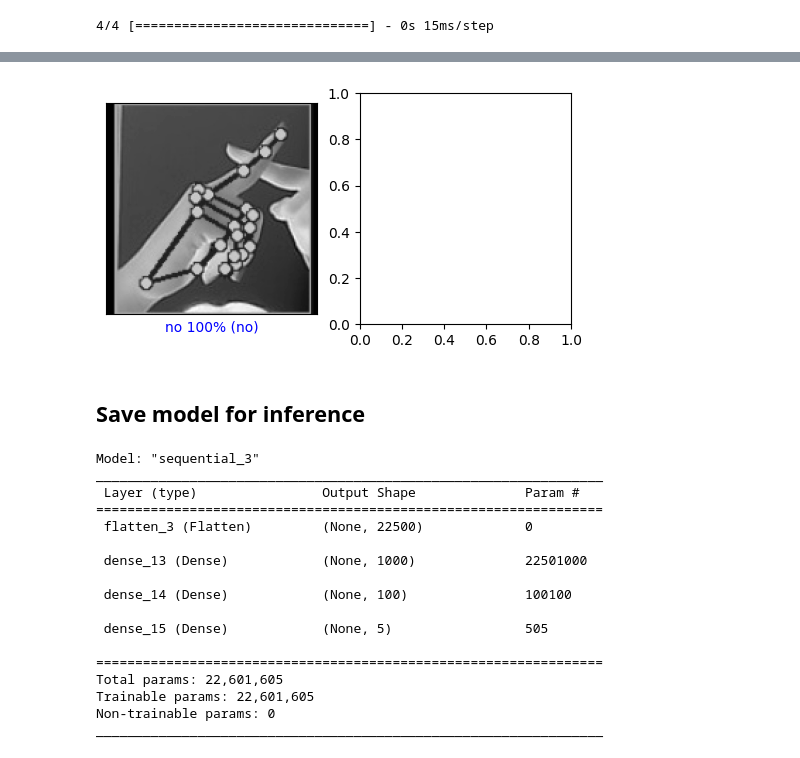
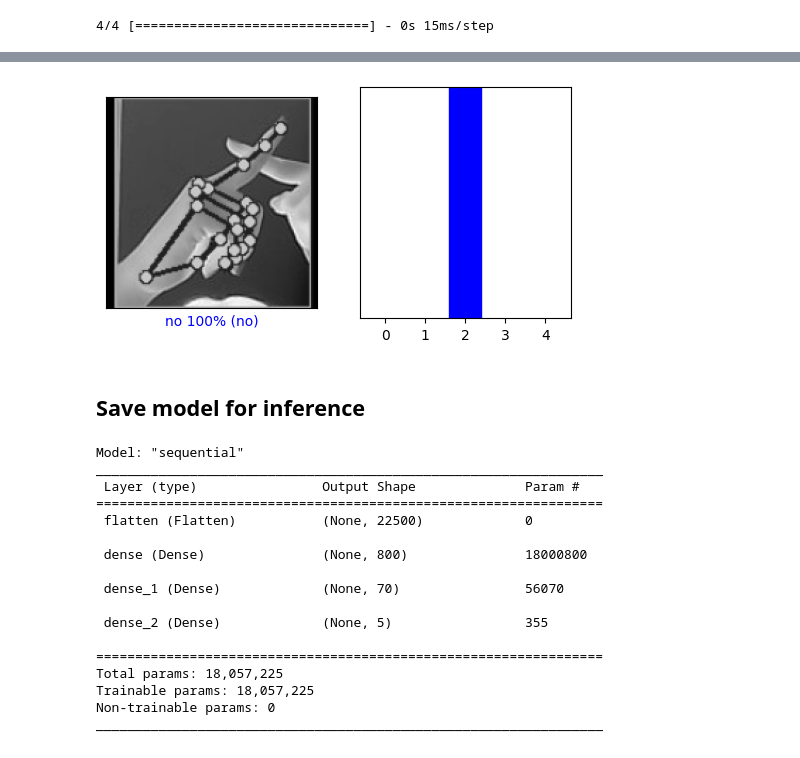
Before and after one commit to vnnfran/sign_language, a Jupyter notebook: Code/ann_training_keras.ipynb, the cells around one changed output, grey strips where cells are left out. Saved outputs shown, nothing was run; the diff lists cells and outputs as text; code cells hidden in the pictures.

```diff
--- a/Code/ann_training_keras.ipynb
+++ b/Code/ann_training_keras.ipynb
@@ -115,8 +113,8 @@ print(X_test.shape, y_test.shape)
 
 model = keras.Sequential([
     keras.layers.Flatten(input_shape=(150, 150)),
-    keras.layers.Dense(1000, activation='relu'),
-    keras.layers.Dense(100, activation='relu'),
+    keras.layers.Dense(800, activation='relu'),
+    keras.layers.Dense(70, activation='relu'),
     keras.layers.Dense(5, activation='softmax')
 ])
 # %%
@@ -193,9 +199,9 @@ def plot_image(i, predictions_array, true_label, img):
 def plot_value_array(i, predictions_array, true_label):
   predictions_array, true_label = predictions_array, true_label[i]
   plt.grid(False)
-  plt.xticks(range(10))
+  plt.xticks(range(5))
   plt.yticks([])
-  thisplot = plt.bar(range(10), predictions_array, color="#777777")
+  thisplot = plt.bar(range(5), predictions_array, color="#777777")
   plt.ylim([0, 1])
   predicted_label = np.argmax(predictions_array)
 
@@ -204,33 +210,33 @@ def plot_value_array(i, predictions_array, true_label):
 # %%
 i = 0
 plt.figure(figsize=(6,3))
 plt.subplot(1,2,1)
 plot_image(i, predictions[i], y_test, X_test)
 plt.subplot(1,2,2)
-#plot_value_array(i, predictions[i],  y_test)
+plot_value_array(i, predictions[i],  y_test)
 plt.show()
 # %% [output]
-[figure, old version]
+[figure, new version]
 # %% [markdown]
 ## **Save model for inference**
 # %%
 model.summary()
 # %% [output]
-Model: "sequential_3"
+Model: "sequential"
 _________________________________________________________________
  Layer (type)                Output Shape              Param #
 =================================================================
- flatten_3 (Flatten)         (None, 22500)             0
+ flatten (Flatten)           (None, 22500)             0
 
- dense_13 (Dense)            (None, 1000)              22501000
+ dense (Dense)               (None, 800)               18000800
 
- dense_14 (Dense)            (None, 100)               100100
+ dense_1 (Dense)             (None, 70)                56070
 
- dense_15 (Dense)            (None, 5)                 505
+ dense_2 (Dense)             (None, 5)                 355
 
 =================================================================
-Total params: 22,601,605
-Trainable params: 22,601,605
+Total params: 18,057,225
+Trainable params: 18,057,225
 Non-trainable params: 0
 _________________________________________________________________
 # %%
```
Also changed, not shown: parts of 6 cells of this notebook, 2 other files.
